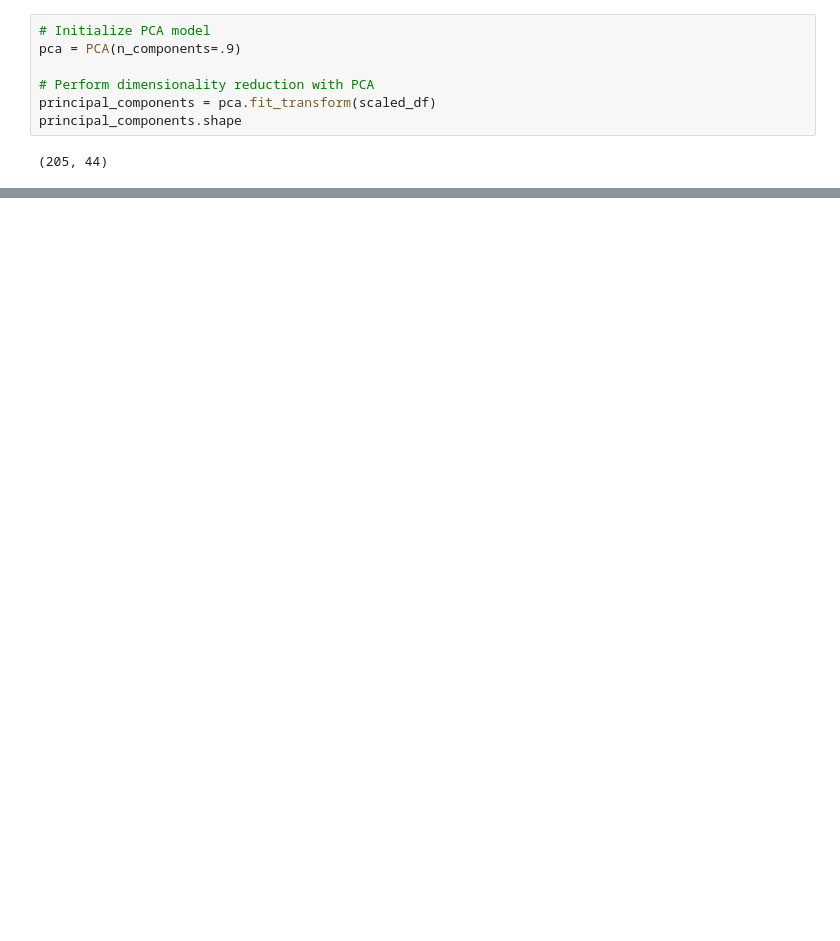
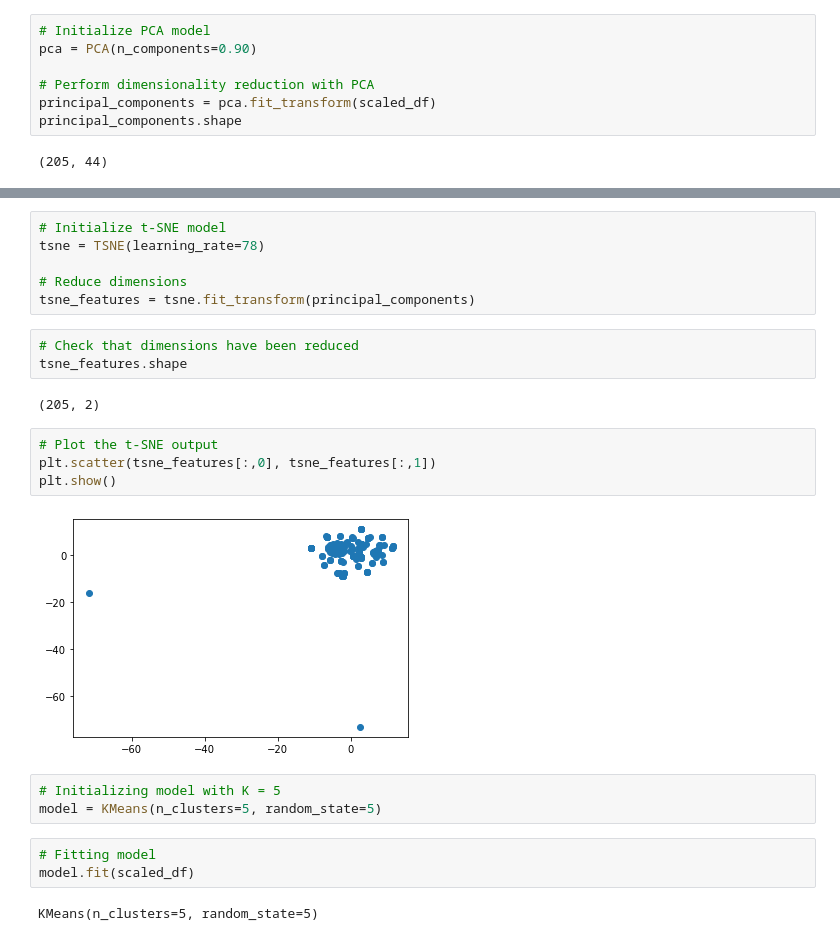
Before and after one commit to dkletter/unsupervised-learning, a Jupyter notebook: cryptoclusters.ipynb, the cells around one changed output, grey strips where cells are left out. Cells and saved outputs as stored; diff of their text form; blank space fills up the shorter version.

```diff
--- a/cryptoclusters.ipynb
+++ b/cryptoclusters.ipynb
@@ -259,6 +262,6 @@ print(scaled_df[0:5])
 # %%
 # Initialize PCA model
-pca = PCA(n_components=.9)
+pca = PCA(n_components=0.90)
 
 # Perform dimensionality reduction with PCA
 principal_components = pca.fit_transform(scaled_df)
@@ -271,0 +284,25 @@ pca.explained_variance_.sum()
+# %%
+# Initialize t-SNE model
+tsne = TSNE(learning_rate=78)
+
+# Reduce dimensions
+tsne_features = tsne.fit_transform(principal_components)
+# %%
+# Check that dimensions have been reduced
+tsne_features.shape
+# %% [output]
+(205, 2)
+# %%
+# Plot the t-SNE output
+plt.scatter(tsne_features[:,0], tsne_features[:,1])
+plt.show()
+# %% [output]
+[figure, added]
+# %%
+# Initializing model with K = 5
+model = KMeans(n_clusters=5, random_state=5)
+# %%
+# Fitting model
+model.fit(scaled_df)
+# %% [output]
+KMeans(n_clusters=5, random_state=5)
```
Also changed, not shown: parts of 8 cells of this notebook.
